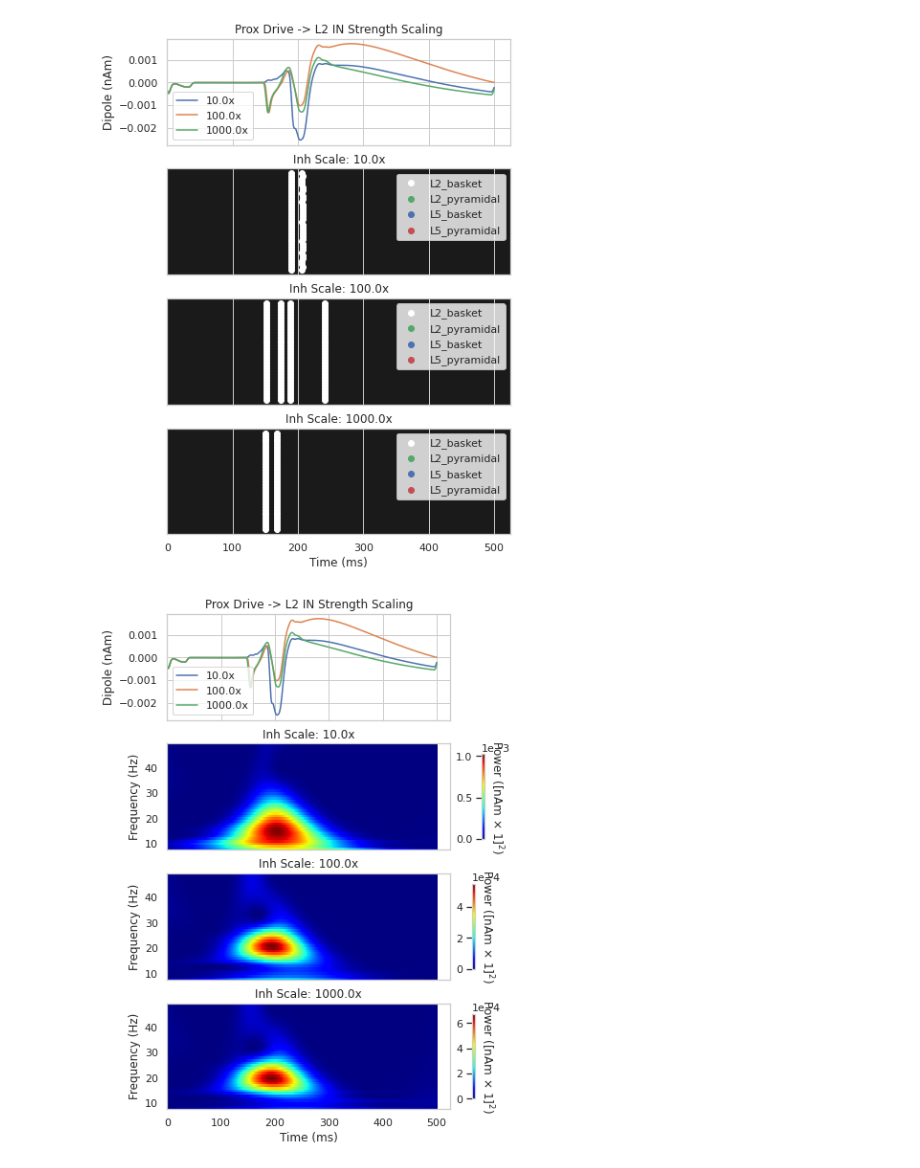
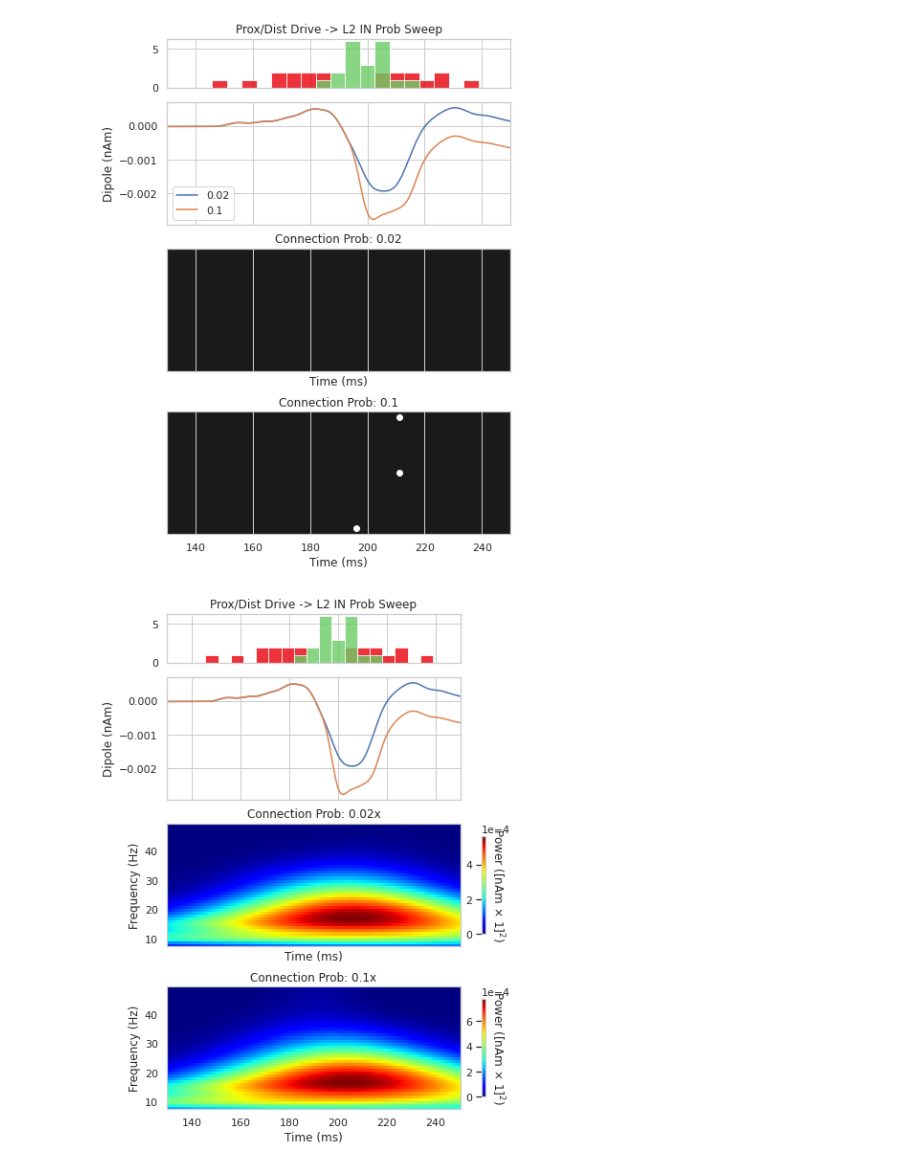
Before and after one commit to rythorpe/beta_modeling, a Jupyter notebook: law_beta_inhibitory_prob_sweep.ipynb, the cells around one changed output. Cells and saved outputs as stored; diff of their text form; code cells hidden in the pictures.

Commit message:
Updated U19 page 2 figures

```diff
--- a/law_beta_inhibitory_prob_sweep.ipynb
+++ b/law_beta_inhibitory_prob_sweep.ipynb
@@ -115,17 +117,17 @@ def add_law_beta_drives(net, beta_start, l2inh_prob=1.0, l5inh_prob=1.0):
 # %%
 net_orig = law_2021_model()
 
-l5_prob_sweep = [0.2, 0.5, 1.0]
+l5_prob_sweep = [0.02, 1.0]
 dpl_L5IN_list = list()
 net_L5IN_list = list()
 
-for strength in l5_prob_sweep:
+for prob in l5_prob_sweep:
 
     net = net_orig.copy()
-    add_law_beta_drives(net, beta_start=200.0, l5inh_prob=prob, l2inh_prob=1.0)
+    add_law_beta_drives(net, beta_start=200.0, l5inh_prob=prob, l2inh_prob=1.0, l2inh_strength=0.0, l5inh_strength=100.0)
 
     with MPIBackend(n_procs=8):
-        dpl = simulate_dipole(net, tstop=500, dt=0.05)[0]
+        dpl = simulate_dipole(net, tstop=500, dt=0.05, record_isoma=True)[0]
 
     dpl_L5IN_list.append(dpl)
     net_L5IN_list.append(net)
@@ -187,11 +256,11 @@ plt.savefig('u19_page2_figures/law_input_prox_l5inh_prob_sweep_spectrogram.png')
 # %%
 net_orig = law_2021_model()
 
-l2_prob_sweep = [0.2, 0.5, 1.0]
+l2_prob_sweep = [0.02, 0.1]
 dpl_L2IN_list = list()
 net_L2IN_list = list()
 
-for strength in l2_prob_sweep:
+for prob in l2_prob_sweep:
 
     net = net_orig.copy()
     add_law_beta_drives(net, beta_start=200.0, l2inh_prob=prob)
@@ -220,39 +289,62 @@ Simulation time: 470.0 ms...
 Simulation time: 480.0 ms...
 Simulation time: 490.0 ms...
 # %%
-fig, axes = plt.subplots(4, 1, sharex=True, figsize=(6, 8), constrained_layout=True)
+fig, axes = plt.subplots(4, 1, sharex=True, figsize=(6, 8), constrained_layout=True,
+                         gridspec_kw={'height_ratios': [0.4, 1 , 1, 1]})
 freqs = np.arange(8, 50)
 times = dpl_L2IN_list[0].times
 for plot_idx, (plt_dpl, prob, net) in enumerate(zip(dpl_L2IN_list, l2_prob_sweep, net_L2IN_list)):
     dpl_smooth = plt_dpl.copy().smooth(10).data['agg']
-    axes[0].plot(times, dpl_smooth, label=f'{prob}x')
-    axes[plot_idx+1].set_title(f'Connection Prob: {prob}x')
-    net.copy().cell_response.plot_spikes_raster(ax=axes[plot_idx+1], show=False)
+    axes[1].plot(times, dpl_smooth, label=f'{prob}')
+    axes[plot_idx+2].set_title(f'Connection Prob: {prob}')
+    net.copy().cell_response.plot_spikes_raster(ax=axes[plot_idx+2], show=False)
     axes[plot_idx].set_xlabel('')
 
 
-axes[0].set_title('Prox Drive -> L2 IN Prob Sweep')
+axes[0].set_title('Prox/Dist Drive -> L2 IN Prob Sweep')
 axes[3].set_xlabel('Time (ms)')
-axes[0].set_ylabel('Dipole (nAm)')
-axes[0].legend()
-plt.savefig('u19_page2_figures/law_input_prox_l2inh_prob_sweep_spikes.png')
+axes[1].set_ylabel('Dipole (nAm)')
+axes[1].legend()
+
+p_mask = np.array(net_L5IN_list[0].cell_response.spike_types[0]) == 'Proximal Drive'
+d_mask = np.array(net_L5IN_list[0].cell_response.spike_types[0]) == 'Distal Drive'
+p_times = np.array(net_L5IN_list[0].cell_response.spike_times[0])[p_mask]
+d_times = np.array(net_L5IN_list[0].cell_response.spike_times[0])[d_mask]
+bins = np.linspace(125, 275, 30)
+axes[0].hist(p_times, color="#E8000B", label='Proximal', alpha=0.8, bins=bins)
+axes[0].hist(d_times, color="#6ACC65", label='Distal', alpha=0.8, bins=bins)
+axes[2].get_legend().remove()
+axes[3].get_legend().remove()
+plt.xlim([130,250])
+
+plt.savefig('u19_page2_figures/law_input_prox_dist_l2inh_prob_sweep_spikes.png')
 # %% [output]
-[figure, old version]
+[figure, new version]
 # %%
-fig, axes = plt.subplots(4, 1, sharex=True, figsize=(6, 8), constrained_layout=True)
+fig, axes = plt.subplots(4, 1, sharex=True, figsize=(6, 8), constrained_layout=True,
+                         gridspec_kw={'height_ratios': [0.4, 1 , 1, 1]})
 freqs = np.arange(8, 50)
 times = dpl_L2IN_list[0].times
 for plot_idx, (plt_dpl, scale) in enumerate(zip(dpl_L2IN_list, l2_prob_sweep)):
     dpl_smooth = plt_dpl.copy().smooth(10).data['agg']
-    axes[0].plot(times, dpl_smooth, label=f'{scale}x')
+    axes[1].plot(times, dpl_smooth, label=f'{scale}x')
     axes[plot_idx].set_xlabel('')
-    plt_dpl.copy().plot_tfr_morlet(freqs, ax=axes[plot_idx+1], show=False, colormap='jet')
-    axes[plot_idx+1].set_title(f'Connection Prob: {scale}x')
+    plt_dpl.copy().plot_tfr_morlet(freqs, ax=axes[plot_idx+2], show=False, colormap='jet')
+    axes[plot_idx+2].set_title(f'Connection Prob: {scale}x')
 
-axes[0].set_title('Prox Drive -> L2 IN Prob Sweep')
-axes[0].legend()
+p_mask = np.array(net_L5IN_list[0].cell_response.spike_types[0]) == 'Proximal Drive'
+d_mask = np.array(net_L5IN_list[0].cell_response.spike_types[0]) == 'Distal Drive'
+p_times = np.array(net_L5IN_list[0].cell_response.spike_times[0])[p_mask]
+d_times = np.array(net_L5IN_list[0].cell_response.spike_times[0])[d_mask]
+bins = np.linspace(125, 275, 30)
+axes[0].hist(p_times, color="#E8000B", label='Proximal', alpha=0.8, bins=bins)
+axes[0].hist(d_times, color="#6ACC65", label='Distal', alpha=0.8, bins=bins)
+
+axes[0].set_title('Prox/Dist Drive -> L2 IN Prob Sweep')
 axes[3].set_xlabel('Time (ms)')
-axes[0].set_ylabel('Dipole (nAm)')
-plt.savefig('u19_page2_figures/law_input_prox_l2inh_prob_sweep_spectrogram.png')
+axes[1].set_ylabel('Dipole (nAm)')
+plt.xlim([130,250])
+
+plt.savefig('u19_page2_figures/law_input_prox_dist_l2inh_prob_sweep_spectrogram.png')
 # %% [output]
-[figure, old version]
+[figure, new version]
```
Also changed, not shown: parts of 7 cells of this notebook.
